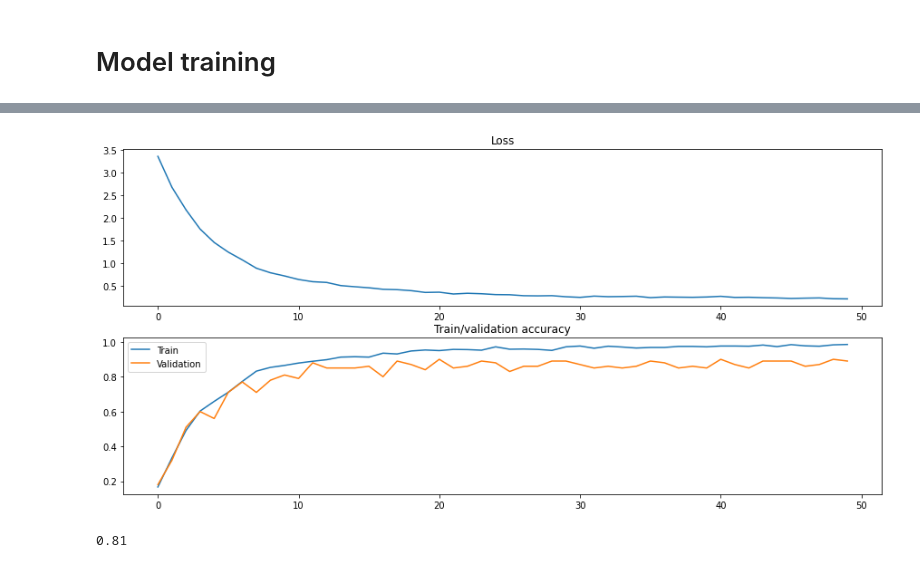
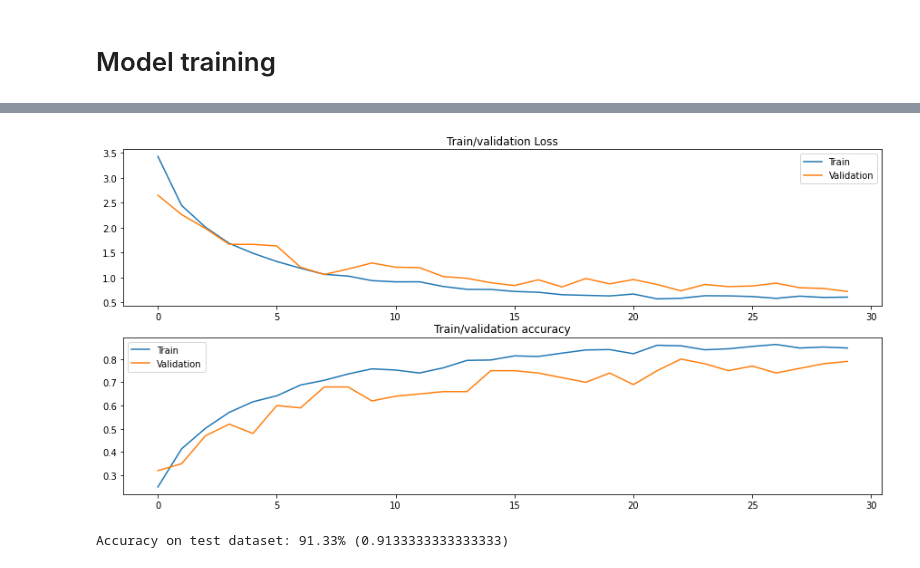
Before and after one commit to nazavr322/ukr-handwriting-classification, a Jupyter notebook: notebooks/model_training.ipynb, the cells around one changed output, grey strips where cells are left out. Drawn from its saved outputs; the diff is of its cells as text; code cells hidden in the pictures.

Commit message:
Finished training of mnist+letters classifier

```diff
--- a/notebooks/model_training.ipynb
+++ b/notebooks/model_training.ipynb
@@ -163,3 +176,23 @@ scheduler = optim.lr_scheduler.ReduceLROnPlateau(optimizer, mode='max', patience
+# %%
+num_features = model.class_fc.in_features
+model.class_fc = nn.Linear(num_features, 43)
+# %%
+with open('../models/best_params.json', 'r') as f:
+    params = json.load(f)
+# %%
+LR = params['learning_rate']
+NUM_EPOCHS = params['num_epochs']
+REG = params['weight_decay']
+GAMMA = params['factor']
+PAT = params['patience']
+
+model.type(torch.cuda.FloatTensor)
+model.to(device)
+
+loss = nn.CrossEntropyLoss().type(torch.cuda.FloatTensor)
+optimizer = optim.SGD(model.parameters(), lr=LR, momentum=0.9, weight_decay=REG)
+scheduler = optim.lr_scheduler.ReduceLROnPlateau(optimizer, factor=GAMMA, patience=PAT)
 # %%
-loss_history, train_history, val_history = train_model(model, train_loader, val_loader, optimizer, loss, NUM_EPOCHS)
+loss_history, val_l_history, train_history, val_history = train_model(model, train_loader, val_loader, optimizer,
+                                                                      loss, NUM_EPOCHS, scheduler)
 # %% [output]
@@ -183,5 +216,5 @@ loss_history, train_history, val_history = train_model(model, train_loader, val_
 # %%
-plot_history(loss_history, train_history, val_history)
+plot_history(loss_history, val_l_history, train_history, val_history)
 # %% [output]
-[figure, old version]
+[figure, new version]
 # %%
@@ -189,4 +222,4 @@ test_acc = compute_accuracy(model, test_loader)
 # %%
-test_acc
+print(f'Accuracy on test dataset: {test_acc:.2%} ({test_acc})')
 # %% [output]
-0.81
+Accuracy on test dataset: 91.33% (0.9133333333333333)
```
Also changed, not shown: parts of 10 cells of this notebook.
